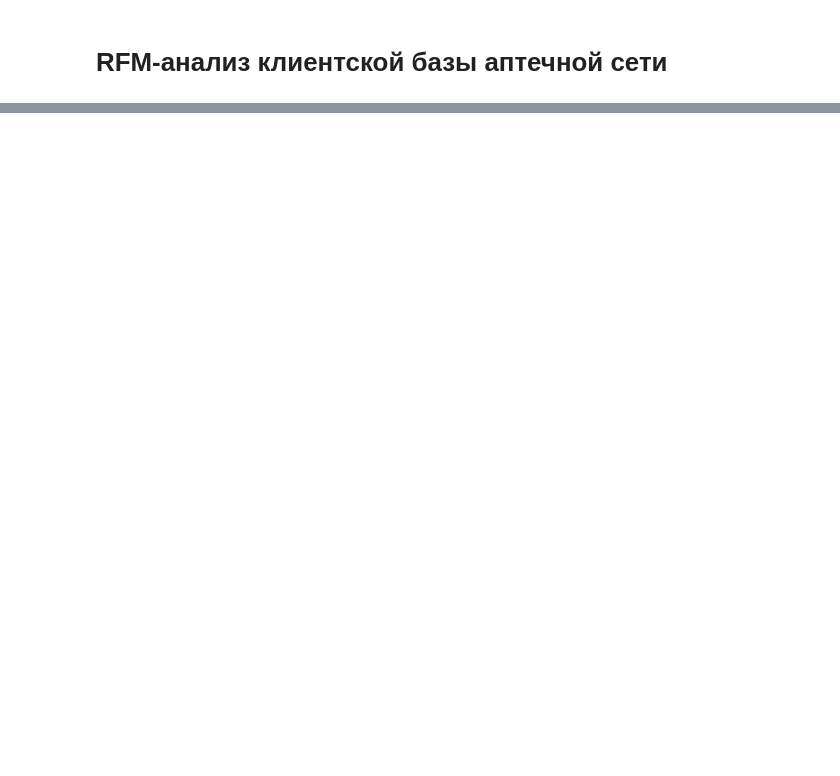
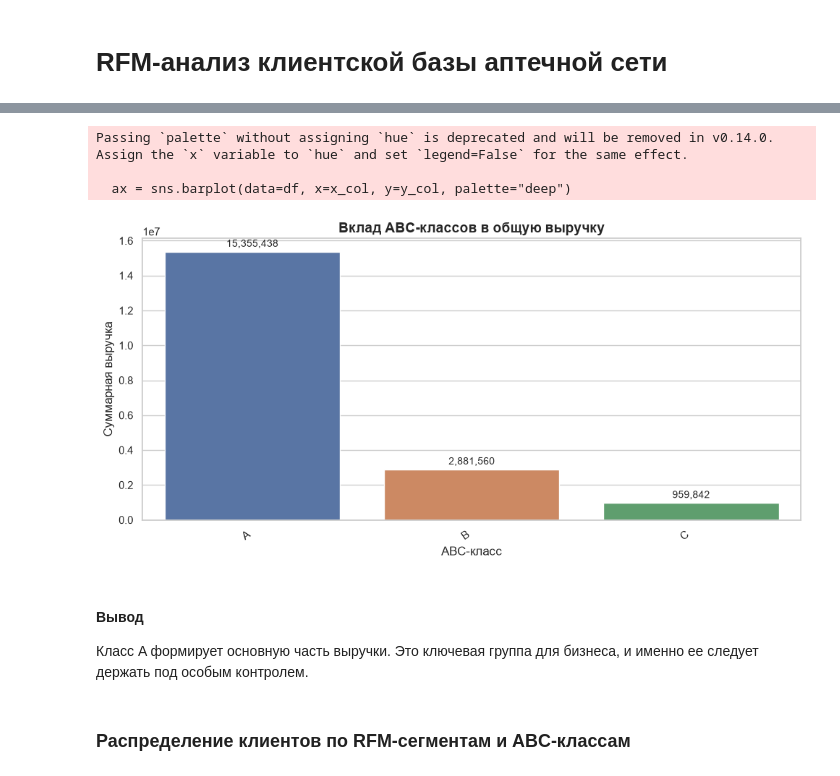
Before and after one commit to artkriukov/portfolio, a Jupyter notebook: projects/rfm-analysis-pharmacy/rfm-pharmacy-analysis.ipynb, the cells around one changed output, grey strips where cells are left out. Saved outputs shown, nothing was run; the diff lists cells and outputs as text; code cells hidden in the pictures; blank space fills up the shorter version.

```diff
--- a/projects/rfm-analysis-pharmacy/rfm-pharmacy-analysis.ipynb
+++ b/projects/rfm-analysis-pharmacy/rfm-pharmacy-analysis.ipynb
@@ -493,0 +138,4 @@ RFM + ABC анализ показал, что основная ценность
+# %%
+abc_rfm_df = read_sql_from_file("abc_revenue")
+abc_rfm_df = abc_rfm_df[["card", "segment", "abc_revenue", "total_revenue", "cum_revenue_pct"]]
+abc_rfm_df.head()
@@ -493,0 +149,27 @@ RFM + ABC анализ показал, что основная ценность
+# %%
+abc_summary = (
+    abc_rfm_df.groupby('abc_revenue')
+    .agg(customers=('card', 'count'), revenue=('total_revenue', 'sum'))
+    .reset_index()
+)
+# %%
+draw_bar(
+    abc_summary,
+    x_col='abc_revenue',
+    y_col='revenue',
+    title='Вклад ABC-классов в общую выручку',
+    xlabel='ABC-класс',
+    ylabel='Суммарная выручка',
+    format_labels='currency'
+)
+# %% [output]
+Passing `palette` without assigning `hue` is deprecated and will be removed in v0.14.0. Assign the `x` variable to `hue` and set `legend=False` for the same effect.
+
+  ax = sns.barplot(data=df, x=x_col, y=y_col, palette="deep")
+[figure, added]
+# %% [markdown]
+#### Вывод
+
+Класс A формирует основную часть выручки. Это ключевая группа для бизнеса, и именно ее следует держать под особым контролем.
+# %% [markdown]
+### Распределение клиентов по RFM-сегментам и ABC-классам
```
Also changed, not shown: parts of 54 cells of this notebook, 2 other files.
